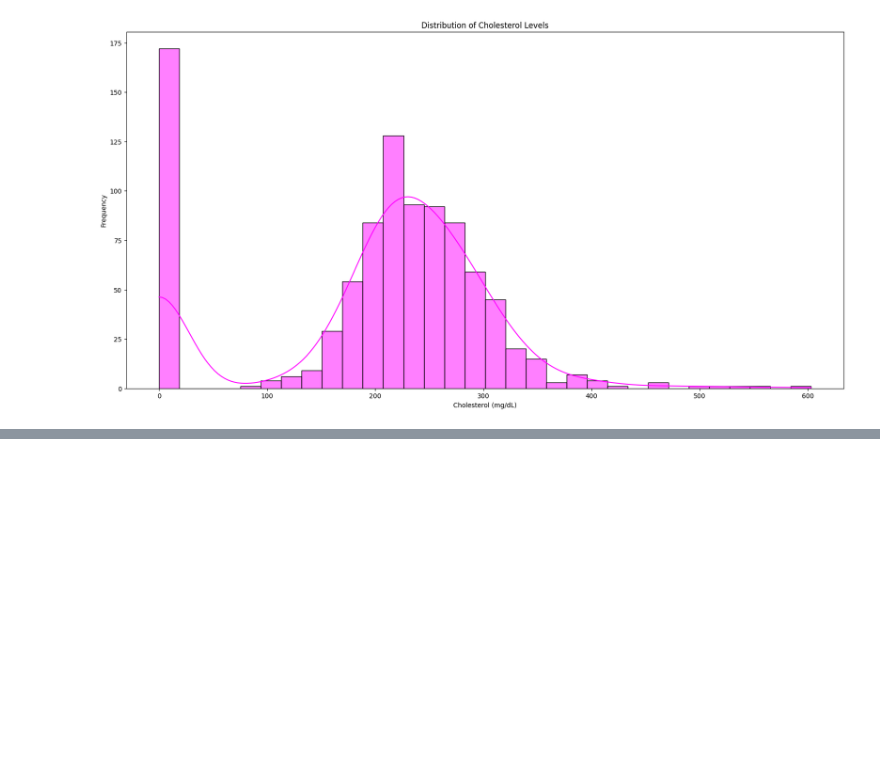
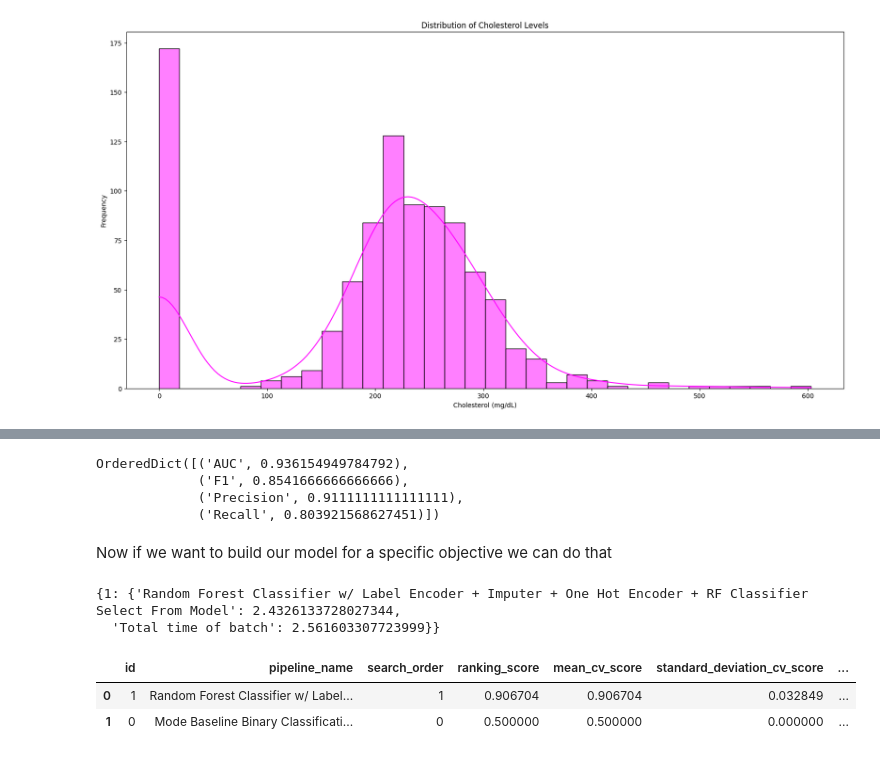
Before and after one commit to Cyprian-The-Analyst/Heart-disease-predictor, a Jupyter notebook: Untitled1.ipynb, the cells around one changed output, grey strips where cells are left out. Drawn from its saved outputs; the diff is of its cells as text; code cells hidden in the pictures; blank space fills up the shorter version.

```diff
--- a/Untitled1.ipynb
+++ b/Untitled1.ipynb
@@ -207,0 +374,31 @@ plt.show()
+# %%
+
+best_pipeline = automl.best_pipeline
+
+
+best_pipeline.score(x_test, y_test, objectives=["auc", "f1", "Precision", "Recall"])
+# %% [output]
+OrderedDict([('AUC', 0.936154949784792),
+             ('F1', 0.8541666666666666),
+             ('Precision', 0.9111111111111111),
+             ('Recall', 0.803921568627451)])
+# %% [markdown]
+Now if we want to build our model for a specific objective we can do that
+# %%
+automl_auc = AutoMLSearch(X_train=x_train, y_train=y_train,
+                          problem_type='binary',
+                          objective='auc',
+                          additional_objectives=['f1', 'precision'],
+                          max_batches=1,
+                          optimize_thresholds=True)
+
+automl_auc.search()
+# %% [output]
+{1: {'Random Forest Classifier w/ Label Encoder + Imputer + One Hot Encoder + RF Classifier Select From Model': 2.4326133728027344,
+  'Total time of batch': 2.561603307723999}}
+# %%
+automl_auc.rankings
+# %% [output]
+|  | id | pipeline_name | search_order | ranking_score | mean_cv_score | standard_deviation_cv_score | ... |
+| 0 | 1 | Random Forest Classifier w/ Label... | 1 | 0.906704 | 0.906704 | 0.032849 | ... |
+| 1 | 0 | Mode Baseline Binary Classificati... | 0 | 0.500000 | 0.500000 | 0.000000 | ... |
```
Also changed, not shown: parts of 27 cells of this notebook.
